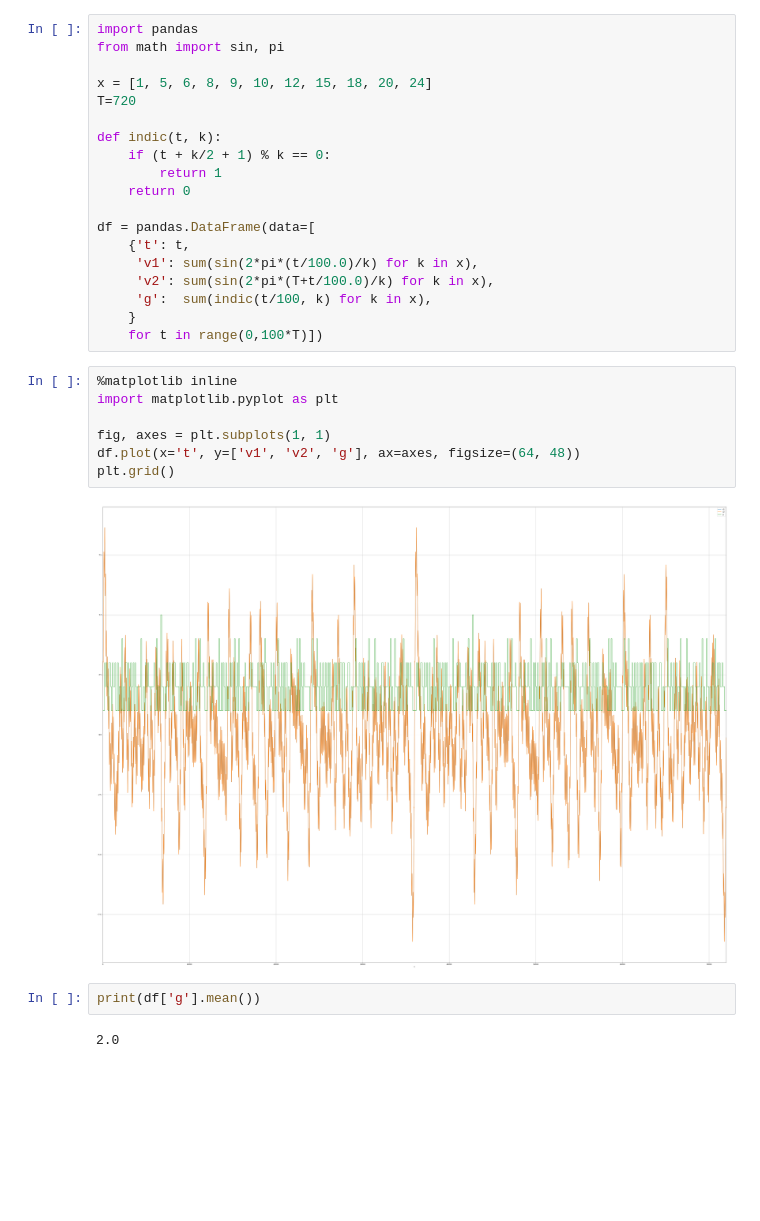
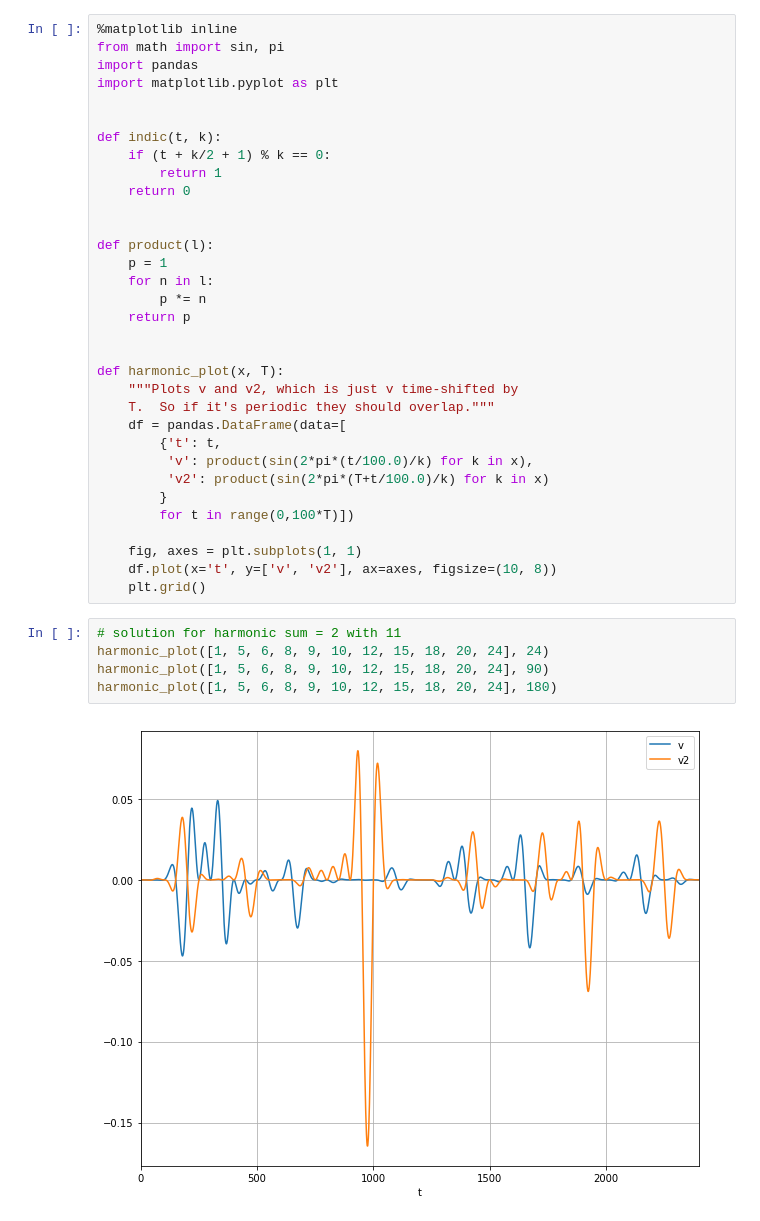
Before and after one commit to nemozen/math, a Jupyter notebook: harmonic 2.ipynb, the cells around one changed output. Drawn from its saved outputs; the diff is of its cells as text; blank space fills up the shorter version.

Commit message:
sum of freq ~ product of waves

```diff
--- a/harmonic 2.ipynb
+++ b/harmonic 2.ipynb
@@ -1,32 +1,40 @@
 # %%
+%matplotlib inline
+from math import sin, pi
 import pandas
-from math import sin, pi
+import matplotlib.pyplot as plt
 
-x = [1, 5, 6, 8, 9, 10, 12, 15, 18, 20, 24]
-T=720
 
 def indic(t, k):
     if (t + k/2 + 1) % k == 0:
         return 1
     return 0
 
-df = pandas.DataFrame(data=[
-    {'t': t,
-     'v1': sum(sin(2*pi*(t/100.0)/k) for k in x),
-     'v2': sum(sin(2*pi*(T+t/100.0)/k) for k in x),
-     'g':  sum(indic(t/100, k) for k in x),
-    }
-    for t in range(0,100*T)])
+
+def product(l):
+    p = 1
+    for n in l:
+        p *= n
+    return p
+
+
+def harmonic_plot(x, T):
+    """Plots v and v2, which is just v time-shifted by
+    T.  So if it's periodic they should overlap."""
+    df = pandas.DataFrame(data=[
+        {'t': t,
+         'v': product(sin(2*pi*(t/100.0)/k) for k in x),
+         'v2': product(sin(2*pi*(T+t/100.0)/k) for k in x)
+        }
+        for t in range(0,100*T)])
+
+    fig, axes = plt.subplots(1, 1)
+    df.plot(x='t', y=['v', 'v2'], ax=axes, figsize=(10, 8))
+    plt.grid()
-# %%
-%matplotlib inline
-import matplotlib.pyplot as plt
-
-fig, axes = plt.subplots(1, 1)
-df.plot(x='t', y=['v1', 'v2', 'g'], ax=axes, figsize=(64, 48))
-plt.grid()
-# %% [output]
-[figure, removed]
-# %%
-print(df['g'].mean())
-# %% [output]
-2.0
+# %%
+# solution for harmonic sum = 2 with 11
+harmonic_plot([1, 5, 6, 8, 9, 10, 12, 15, 18, 20, 24], 24)
+harmonic_plot([1, 5, 6, 8, 9, 10, 12, 15, 18, 20, 24], 90)
+harmonic_plot([1, 5, 6, 8, 9, 10, 12, 15, 18, 20, 24], 180)
+# %% [output]
+[figure, added]
```
Also changed, not shown: parts of 4 cells of this notebook.
